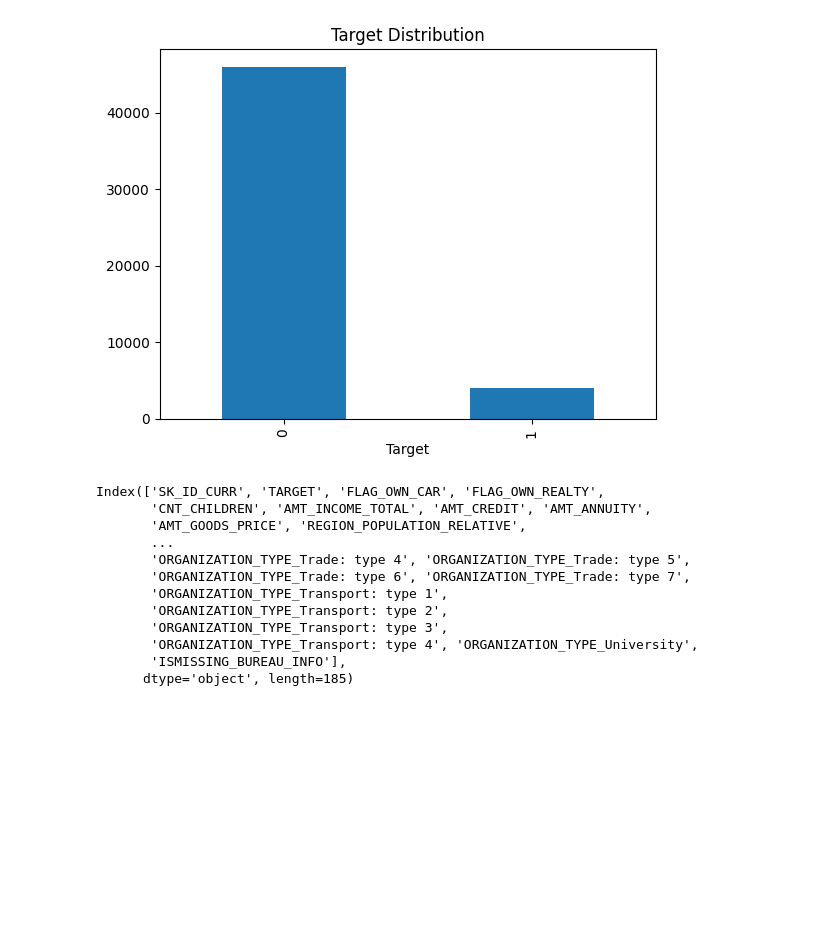
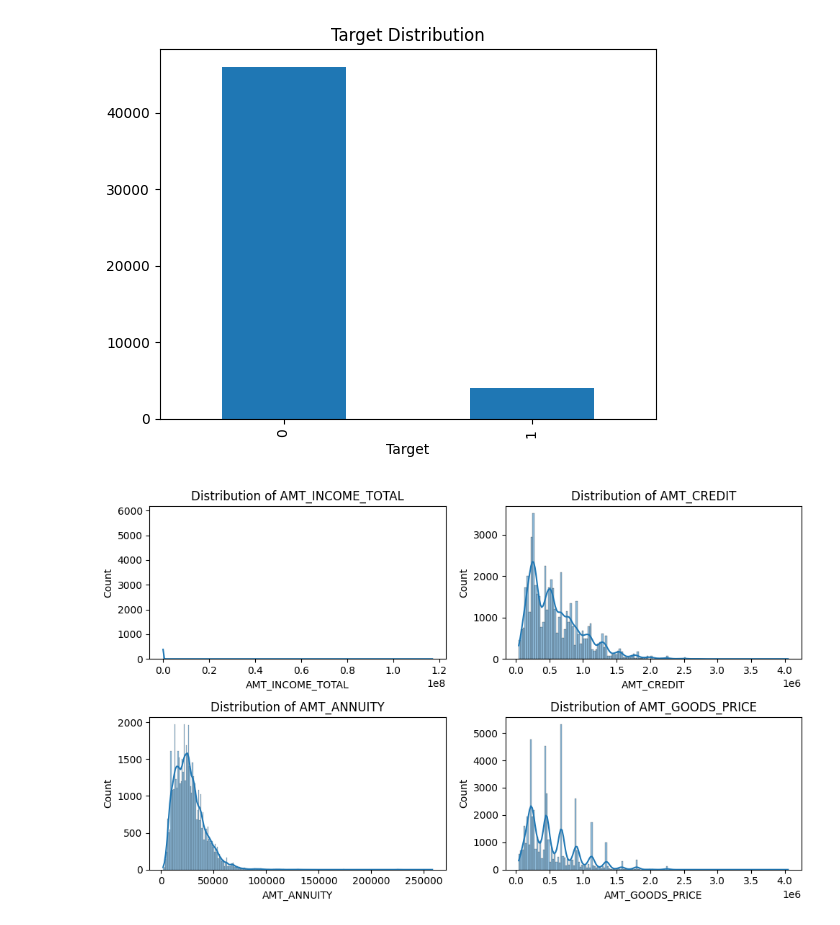
Before and after one commit to adarshlearnngrow/loan-approval-ml, a Jupyter notebook: Python Notebooks/eda.ipynb, the cells around one changed output. Saved outputs shown, nothing was run; the diff lists cells and outputs as text; code cells hidden in the pictures; blank space fills up the shorter version.

```diff
--- a/Python Notebooks/eda.ipynb
+++ b/Python Notebooks/eda.ipynb
@@ -29,7 +29,7 @@ y = app_data['TARGET']
 # %% [markdown]
 Numeric field will need to be standardized before apply pca
 # %%
-numeric_col = [col for col in X.columns if X[col].dtype != 'object' and X[col].nunique() > 2]
+numeric_col = [col for col in X.columns if X[col].dtype != 'object' and X[col].nunique() > 2 and col not in ['SK_ID_CURR', 'TARGET']]
 # %% [markdown]
 ### Class imbalance
 # %%
@@ -39,17 +39,12 @@ plt.xlabel('Target')
 Text(0.5, 0, 'Target')
 [figure]
 # %%
-pd.DataFrame(description.loc['mean', :] > 1).index
+fig, ax = plt.subplots(2, 2, figsize=(10, 6))
+ax = ax.flatten()
+for i, col in enumerate(numeric_col[1:5]):
+    sns.histplot(app_data[col], kde=True, ax=ax[i])
+    ax[i].set_title(f'Distribution of {col}')
+plt.tight_layout()
+plt.show();
 # %% [output]
-Index(['SK_ID_CURR', 'TARGET', 'FLAG_OWN_CAR', 'FLAG_OWN_REALTY',
-       'CNT_CHILDREN', 'AMT_INCOME_TOTAL', 'AMT_CREDIT', 'AMT_ANNUITY',
-       'AMT_GOODS_PRICE', 'REGION_POPULATION_RELATIVE',
-       ...
-       'ORGANIZATION_TYPE_Trade: type 4', 'ORGANIZATION_TYPE_Trade: type 5',
-       'ORGANIZATION_TYPE_Trade: type 6', 'ORGANIZATION_TYPE_Trade: type 7',
-       'ORGANIZATION_TYPE_Transport: type 1',
-       'ORGANIZATION_TYPE_Transport: type 2',
-       'ORGANIZATION_TYPE_Transport: type 3',
-       'ORGANIZATION_TYPE_Transport: type 4', 'ORGANIZATION_TYPE_University',
-       'ISMISSING_BUREAU_INFO'],
-      dtype='object', length=185)
+[figure, added]
```
Also changed, not shown: parts of 6 cells of this notebook.
